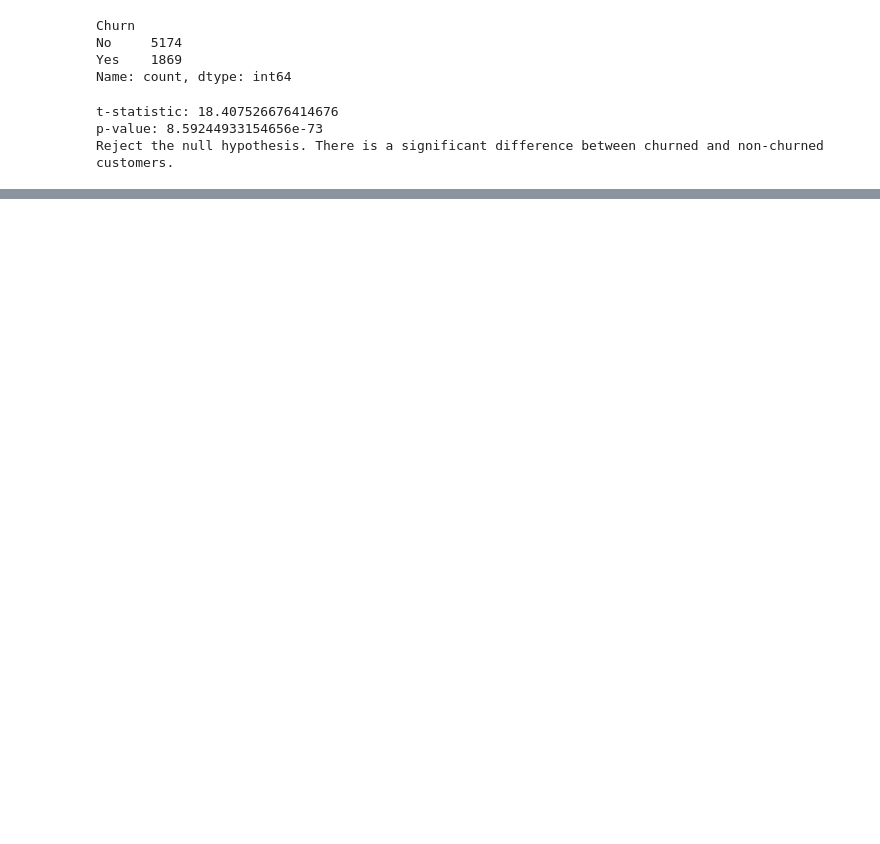
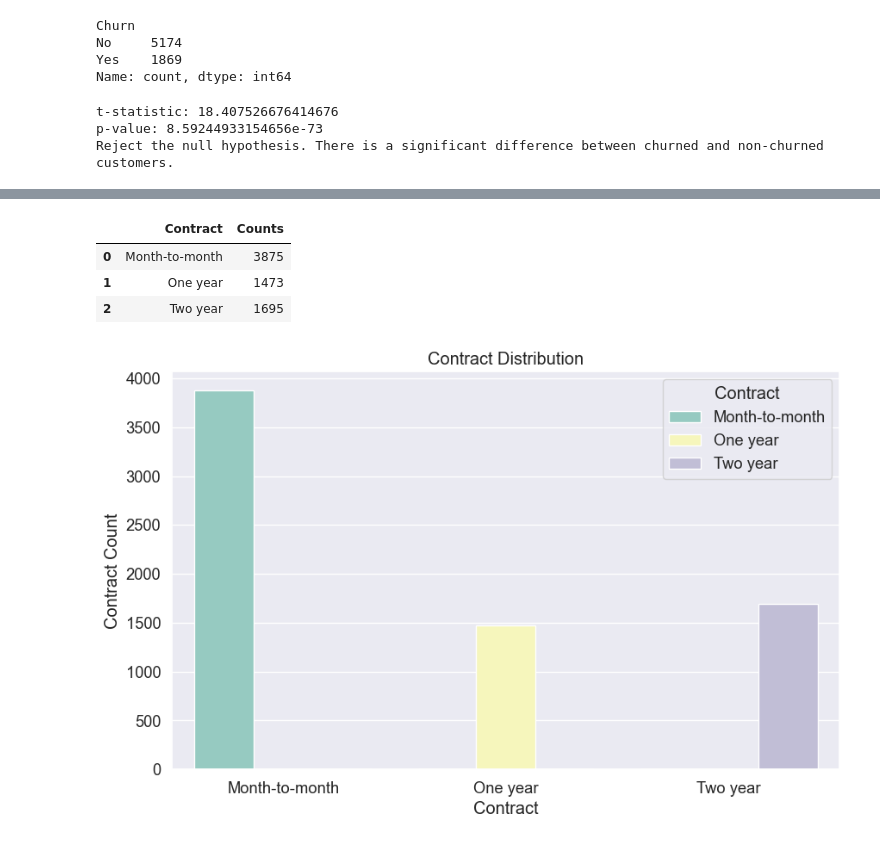
Before and after one commit to aiyegboka/Telcom, a Jupyter notebook: customer_chun.ipynb, the cells around one changed output, grey strips where cells are left out. Drawn from its saved outputs; the diff is of its cells as text; code cells hidden in the pictures; blank space fills up the shorter version.

```diff
--- a/customer_chun.ipynb
+++ b/customer_chun.ipynb
@@ -506,0 +517,15 @@ Summary based on Payment Method
+# %%
+telcom_contract_count = telcom.groupby(by=['Contract']).size().reset_index(name='Counts')
+display(telcom_contract_count)
+# %% [output]
+|  | Contract | Counts |
+| 0 | Month-to-month | 3875 |
+| 1 | One year | 1473 |
+| 2 | Two year | 1695 |
+# %%
+plt.figure(figsize=(10, 6))
+sns.countplot(x='Contract', data=telcom, palette='Set3', hue='Contract').set(
+    title = 'Contract Distribution', xlabel = 'Contract', ylabel = 'Contract Count')
+plt.show()
+# %% [output]
+[figure, added]
```
Also changed, not shown: parts of 22 cells of this notebook, 1 other file.
